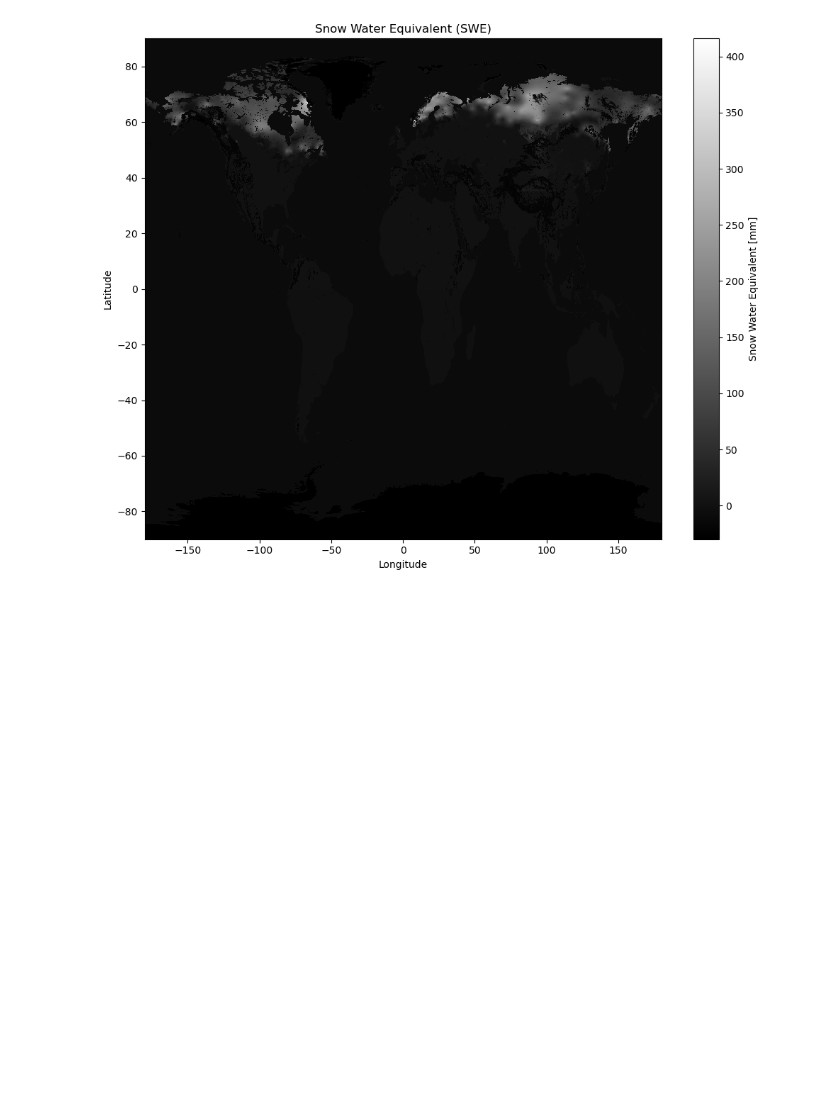
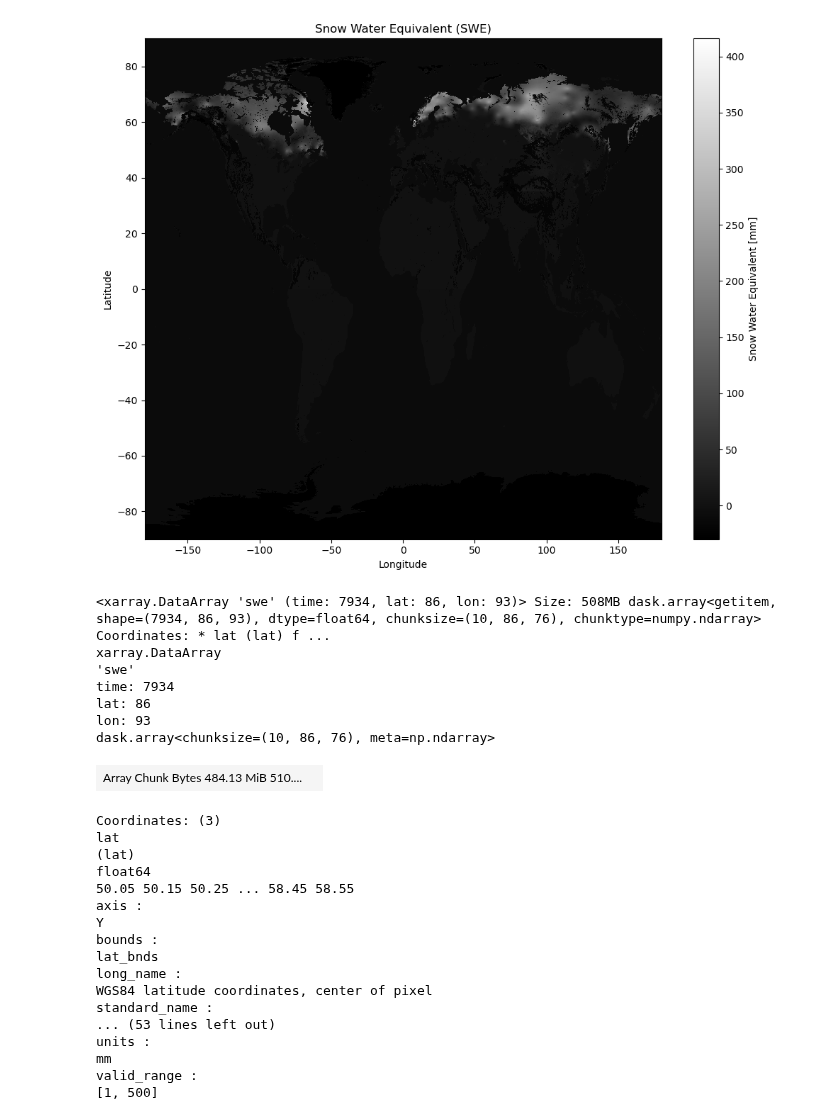
Before and after one commit to mikemoraned/geo, a Jupyter notebook: spikes/satellite/esa-python-conda/snow.ipynb, the cells around one changed output. Saved outputs shown, nothing was run; the diff lists cells and outputs as text; code cells hidden in the pictures; blank space fills up the shorter version.

```diff
--- a/spikes/satellite/esa-python-conda/snow.ipynb
+++ b/spikes/satellite/esa-python-conda/snow.ipynb
@@ -335,3 +335,35 @@ plot_snow(swe_da.isel(time=0))
 plot_snow(swe_da.isel(time=1000))
 # %% [output]
 [figure]
+# %%
+swe_uk_da = swe_da.sel({
+    "lat": slice(49.959999905, 58.6350001085),
+    "lon": slice(-7.57216793459, 1.68153079591)
+})
+swe_uk_da
+# %% [output]
+<xarray.DataArray 'swe' (time: 7934, lat: 86, lon: 93)> Size: 508MB dask.array<getitem, shape=(7934, 86, 93), dtype=float64, chunksize=(10, 86, 76), chunktype=numpy.ndarray> Coordinates: * lat (lat) f ...
+xarray.DataArray
+'swe'
+time: 7934
+lat: 86
+lon: 93
+dask.array<chunksize=(10, 86, 76), meta=np.ndarray>
+| Array Chunk Bytes 484.13 MiB 510.... |  |
+Coordinates: (3)
+lat
+(lat)
+float64
+50.05 50.15 50.25 ... 58.45 58.55
+axis :
+Y
+bounds :
+lat_bnds
+long_name :
+WGS84 latitude coordinates, center of pixel
+standard_name :
+... (53 lines left out)
+units :
+mm
+valid_range :
+[1, 500]
```
Also changed, not shown: parts of 1 cell of this notebook.
